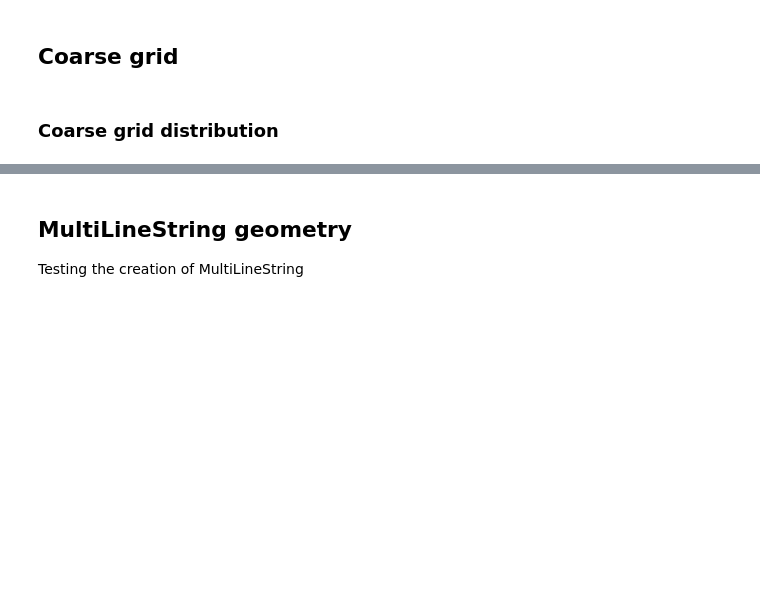
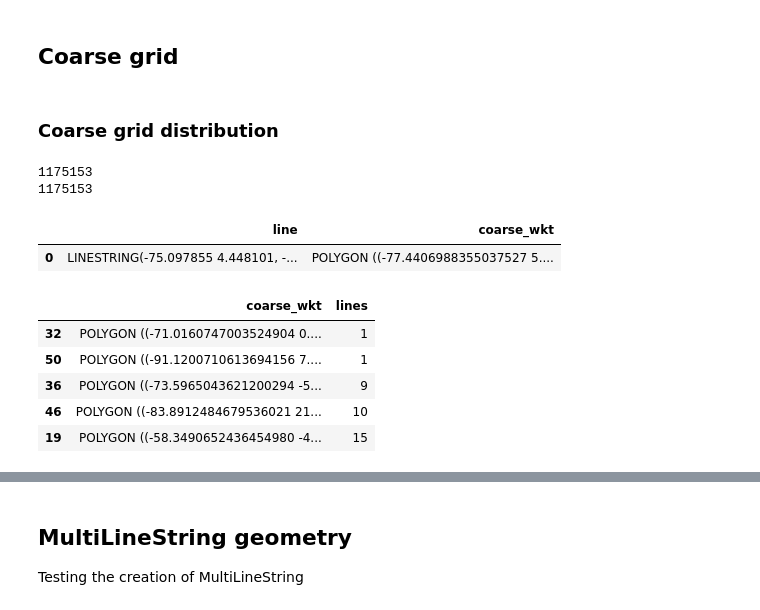
Before and after one commit to EL-BID/IDB-IDB-Invest-Coronavirus-Impact-Dashboard, a Jupyter notebook: notebooks/katana_bounds.ipynb, the cells around one changed output, grey strips where cells are left out. Saved outputs shown, nothing was run; the diff lists cells and outputs as text; code cells hidden in the pictures; blank space fills up the shorter version.

```diff
--- a/notebooks/katana_bounds.ipynb
+++ b/notebooks/katana_bounds.ipynb
@@ -137,22 +140,35 @@ with Pool(10) as p:
 df_coarse = pd.DataFrame(r)
 # %%
 df_coarse
+# %% [markdown]
+### Coarse grid distribution
 # %%
 df_coarse = pd.read_csv("/home/soniame/private/projects/corona_geo_id/coarse_grid/coarse_id.csv")
 # %%
 print(len(df_coarse))
 print(len(df_coarse.drop_duplicates()))
-df_coarse.head()
+df_coarse.head(1)
+# %% [output]
+1175153
+1175153
+|  | line | coarse_wkt |
+| 0 | LINESTRING(-75.097855 4.448101, -... | POLYGON ((-77.4406988355037527 5.... |
-# %% [markdown]
-### Coarse grid distribution
 # %%
 from siuba import group_by, ungroup, arrange, summarize, _
 # %%
 tab = (df_coarse
   >> group_by(_.coarse_wkt)
   >> summarize(lines = _.line.count())
   >> ungroup()
   >> arrange("lines")
   )
-tab
+tab.to_csv('/home/soniame/private/projects/corona_geo_id/coarse_grid_distribution.csv', index = False)
+tab.head()
+# %% [output]
+|  | coarse_wkt | lines |
+| 32 | POLYGON ((-71.0160747003524904 0.... | 1 |
+| 50 | POLYGON ((-91.1200710613694156 7.... | 1 |
+| 36 | POLYGON ((-73.5965043621200294 -5... | 9 |
+| 46 | POLYGON ((-83.8912484679536021 21... | 10 |
+| 19 | POLYGON ((-58.3490652436454980 -4... | 15 |
 # %%
```
Also changed, not shown: parts of 2 cells of this notebook, 1 other file.
